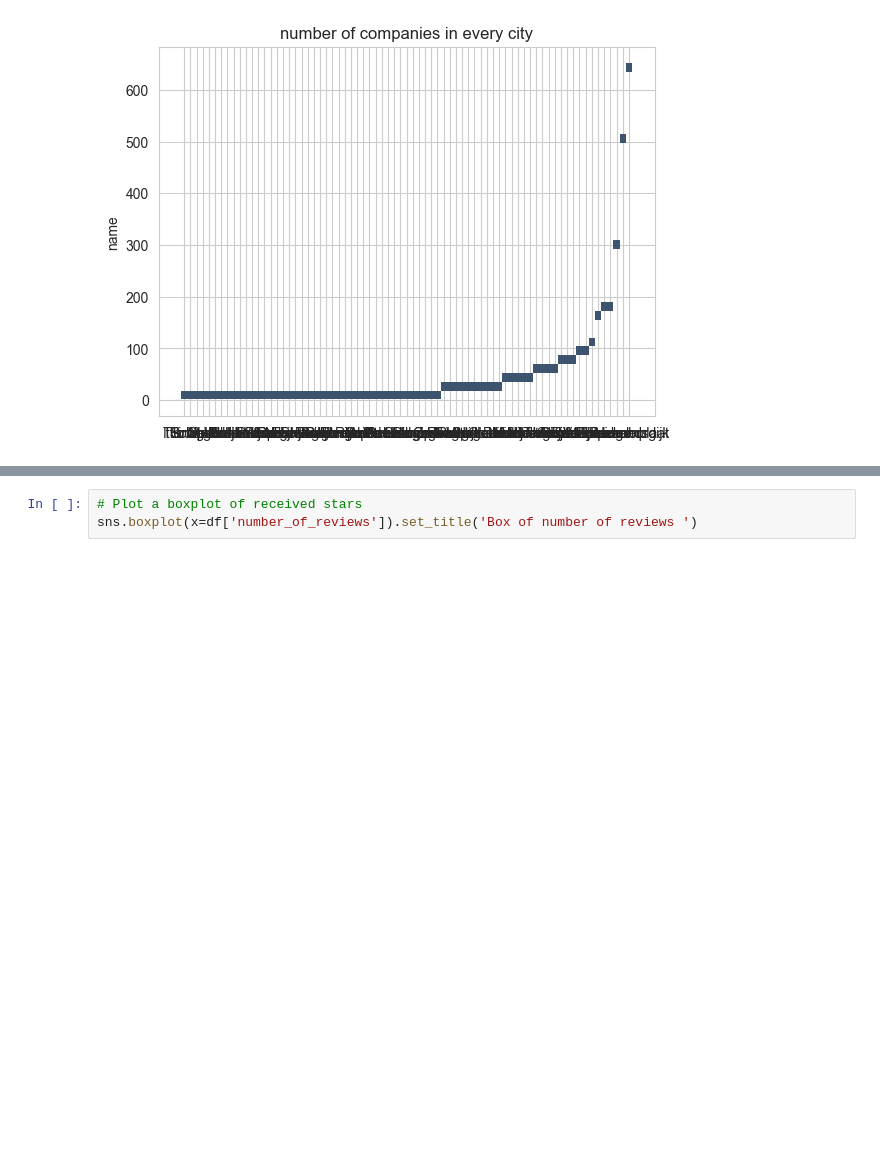
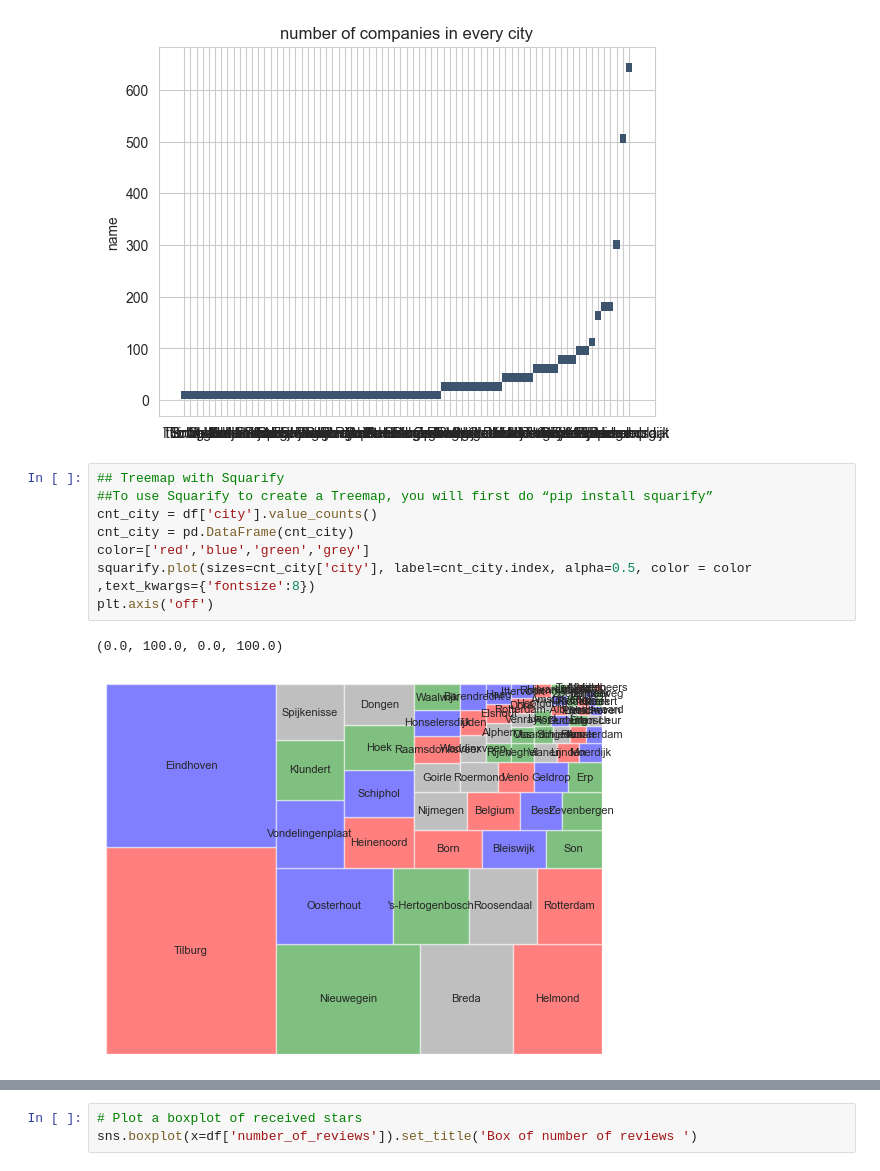
Before and after one commit to GSSaac/TOMlogistics, a Jupyter notebook: dz_WP1.5_Plots.ipynb, the cells around one changed output, grey strips where cells are left out. Saved outputs shown, nothing was run; the diff lists cells and outputs as text; blank space fills up the shorter version.

```diff
--- a/dz_WP1.5_Plots.ipynb
+++ b/dz_WP1.5_Plots.ipynb
@@ -56,6 +73,17 @@ sns.histplot(x=df['city'].unique(),y=df.groupby('city')['name'].size().sort_valu
 # %% [output]
 Text(0.5, 1.0, 'number of companies in every city')
 [figure]
+# %%
+## Treemap with Squarify
+##To use Squarify to create a Treemap, you will first do “pip install squarify”
+cnt_city = df['city'].value_counts()
+cnt_city = pd.DataFrame(cnt_city)
+color=['red','blue','green','grey']
+squarify.plot(sizes=cnt_city['city'], label=cnt_city.index, alpha=0.5, color = color ,text_kwargs={'fontsize':8})
+plt.axis('off')
+# %% [output]
+(0.0, 100.0, 0.0, 100.0)
+[figure, added]
 # %%
 # the first 20 cities with the most companies vs number of companies for each city
 
```
Also changed, not shown: parts of 7 cells of this notebook.
